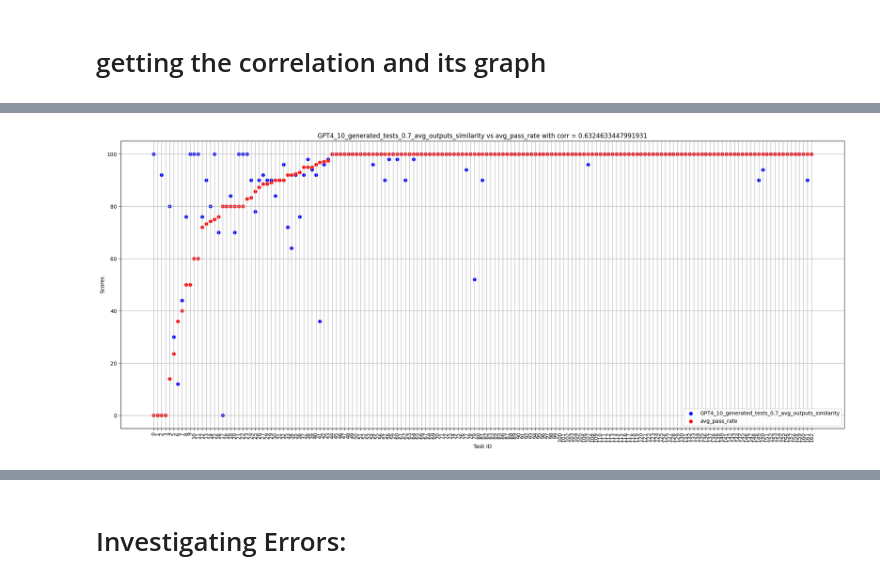
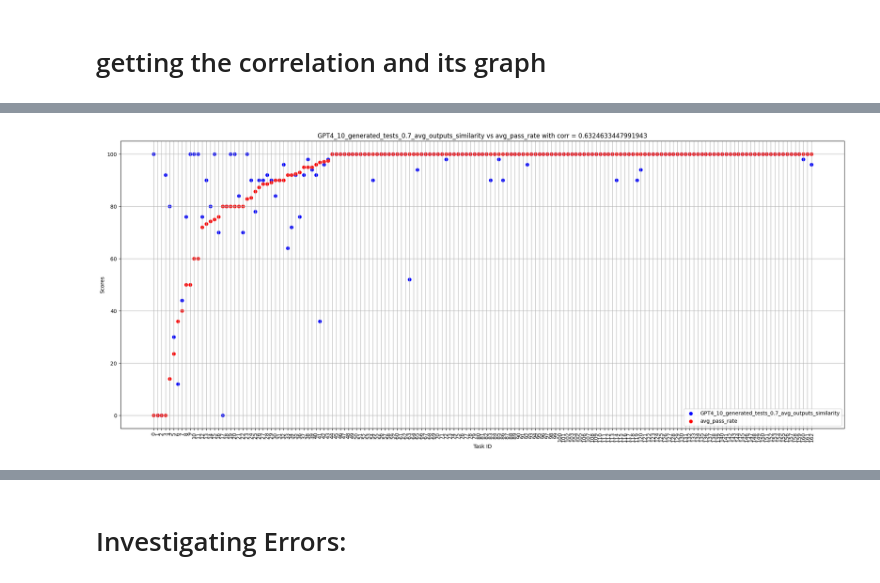
Before and after one commit to QEDady/LLM-Code-Verifier, a Jupyter notebook: TestcaseMethod/test_cases_generation.ipynb, the cells around one changed output, grey strips where cells are left out. Saved outputs shown, nothing was run; the diff lists cells and outputs as text; code cells hidden in the pictures.

Commit message:
the visualization is sorted by avg pass rate and task id for consistency

```diff
--- a/TestcaseMethod/test_cases_generation.ipynb
+++ b/TestcaseMethod/test_cases_generation.ipynb
@@ -694,5 +694,5 @@ def visualize_corr(df, col1 ,col2):
     plt.savefig(f'{col2}_vs_{col1}.png', dpi=750)
     plt.show()
 # %%
-visualize_corr(df_with_codes[df_with_codes['avg_pass_rate'] <= 100].sort_values(by = 'avg_pass_rate'), 'avg_pass_rate', f'GPT4_{tests_num}_generated_tests_{tests_temperature}_avg_outputs_similarity')
+visualize_corr(df_with_codes[df_with_codes['avg_pass_rate'] <= 100].sort_values(by = ['avg_pass_rate','task_id']), 'avg_pass_rate', f'GPT4_{tests_num}_generated_tests_{tests_temperature}_avg_outputs_similarity')
 # %% [output]
@@ -700 +700 @@ The correlation between the average pass rate and GPT4_10_generated_tests_0.7_av
-[figure, old version]
+[figure, new version]
```
Also changed, not shown: parts of 2 cells of this notebook, 2 other files.
